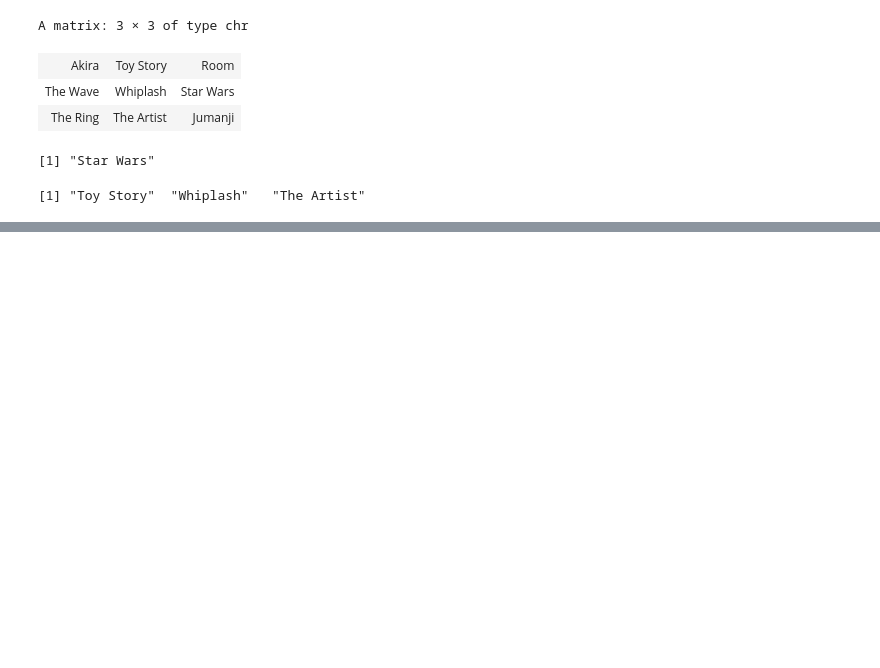
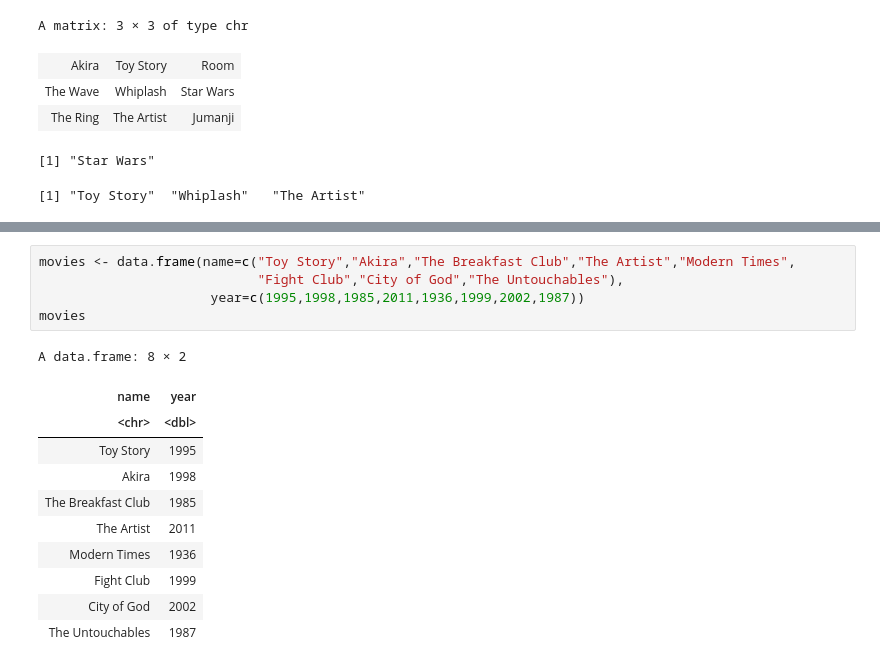
Before and after one commit to elden-l0rd/personal, a Jupyter notebook: 2022 winter hol/Intro to R.ipynb, the cells around one changed output, grey strips where cells are left out. Drawn from its saved outputs; the diff is of its cells as text; blank space fills up the shorter version.

```diff
--- a/2022 winter hol/Intro to R.ipynb
+++ b/2022 winter hol/Intro to R.ipynb
@@ -257,0 +263,17 @@ A matrix: 3 × 3 of type chr
+# %%
+movies <- data.frame(name=c("Toy Story","Akira","The Breakfast Club","The Artist","Modern Times",
+                            "Fight Club","City of God","The Untouchables"),
+                      year=c(1995,1998,1985,2011,1936,1999,2002,1987))
+movies
+# %% [output]
+A data.frame: 8 × 2
+| name | year |
+| <chr> | <dbl> |
+| Toy Story | 1995 |
+| Akira | 1998 |
+| The Breakfast Club | 1985 |
+| The Artist | 2011 |
+| Modern Times | 1936 |
+| Fight Club | 1999 |
+| City of God | 2002 |
+| The Untouchables | 1987 |
```
Also changed, not shown: parts of 5 cells of this notebook.
